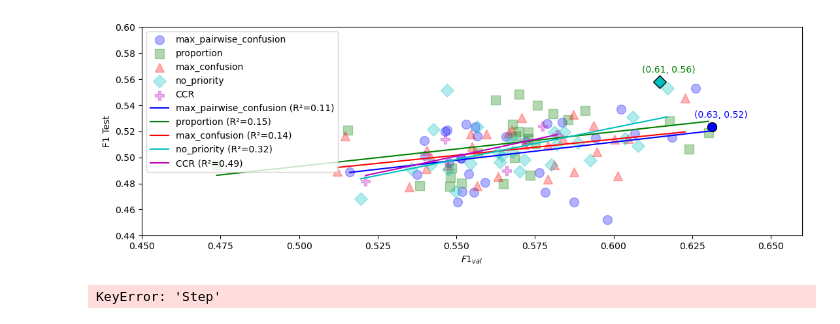
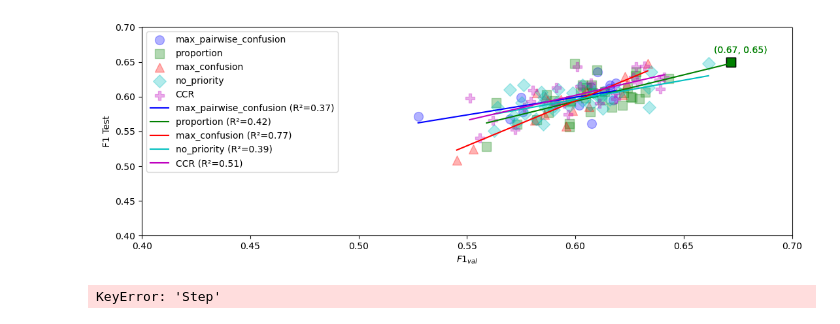
Before and after one commit to frperezgalarce/cnn-pels-vae, a Jupyter notebook: notebooks/10.hyperparameter_selection.ipynb, the cells around one changed output. Saved outputs shown, nothing was run; the diff lists cells and outputs as text; code cells hidden in the pictures.

```diff
--- a/notebooks/10.hyperparameter_selection.ipynb
+++ b/notebooks/10.hyperparameter_selection.ipynb
@@ -15,11 +38,13 @@ df = df[['f1_val', 'f1_test', 'ranking_method']]
 df.dropna(inplace=True)
 # %%
 #hyperparameterselection_f1val, hyperparameterselectionfw015, '$F1_{weighted}^{0.15}$' hyperparameterselectionfw03, '$F1_{weighted}^{0.3}$'
-filename = 'hyperparameterselection_f1val'
+filename = 'bias2_40000_l_300_sn_6- hyperparameter search f1val'
 xaxisname = '$F1_{val}$'
 df = pd.read_csv(filename+'.csv')
 df = df[['f1_val', 'f1_test', 'ranking_method']]
+
+df.columns = ['f1_val', 'f1_test', 'ranking_method']
 df.dropna(inplace=True)
 
-df.sort_values('f1_val', ascending=False)
+print(df.sort_values('f1_val', ascending=False))
 # %% [output]
@@ -74,38 +116,38 @@ best_f1_val_idx = df['f1_val'].idxmax()
 best_f1_test_idx = df['f1_test'].idxmax()
 
 # Mark the best points with the original symbol and alpha set to 1
 best_val_point = df.loc[best_f1_val_idx]
 best_test_point = df.loc[best_f1_test_idx]
 
 plt.scatter([best_val_point['f1_val']], [best_val_point['f1_test']],
             marker=method_styles[best_val_point['ranking_method']]['marker'],
             color=method_styles[best_val_point['ranking_method']]['color'],
             s=100, alpha=1, edgecolor='k', linewidth=1)
 
 plt.scatter([best_test_point['f1_val']], [best_test_point['f1_test']],
             marker=method_styles[best_test_point['ranking_method']]['marker'],
             color=method_styles[best_test_point['ranking_method']]['color'],
             s=100, alpha=1, edgecolor='k', linewidth=1)
 
 # Annotate the best points
 plt.annotate(f"({best_val_point['f1_val']:.2f}, {best_val_point['f1_test']:.2f})",
              (best_val_point['f1_val'], best_val_point['f1_test']),
-             textcoords="offset points", xytext=(10,10), ha='center', color='b')
+             textcoords="offset points", xytext=(10,10), ha='center', color=method_styles[best_val_point['ranking_method']]['color'])
 
 plt.annotate(f"({best_test_point['f1_val']:.2f}, {best_test_point['f1_test']:.2f})",
              (best_test_point['f1_val'], best_test_point['f1_test']),
-             textcoords="offset points", xytext=(10,10), ha='center', color='g')
+             textcoords="offset points", xytext=(10,10), ha='center', color=method_styles[best_test_point['ranking_method']]['color'])
 
-plt.xlim(0.45, 0.66)
-plt.ylim(0.44, 0.6)
+plt.xlim(0.40, 0.7)
+plt.ylim(0.40, 0.7)
 plt.xlabel(xaxisname)
 plt.ylabel('F1 Test')
 #plt.legend().set_visible(False)
 plt.tight_layout()
 plt.savefig(filename+'.png')
 plt.show()
 # %% [output]
-[figure, old version]
+[figure, new version]
 # %%
 data = pd.read_csv('convergence_100_hs_fw03.csv')
 data.columns = ['Step', 'loss', 'val_loss', 'synthetic_loss', 'f1_train', 'f1_val', 'f1_synthetic', 'patience']
```
Also changed, not shown: parts of 3 cells of this notebook, 11 other files.
